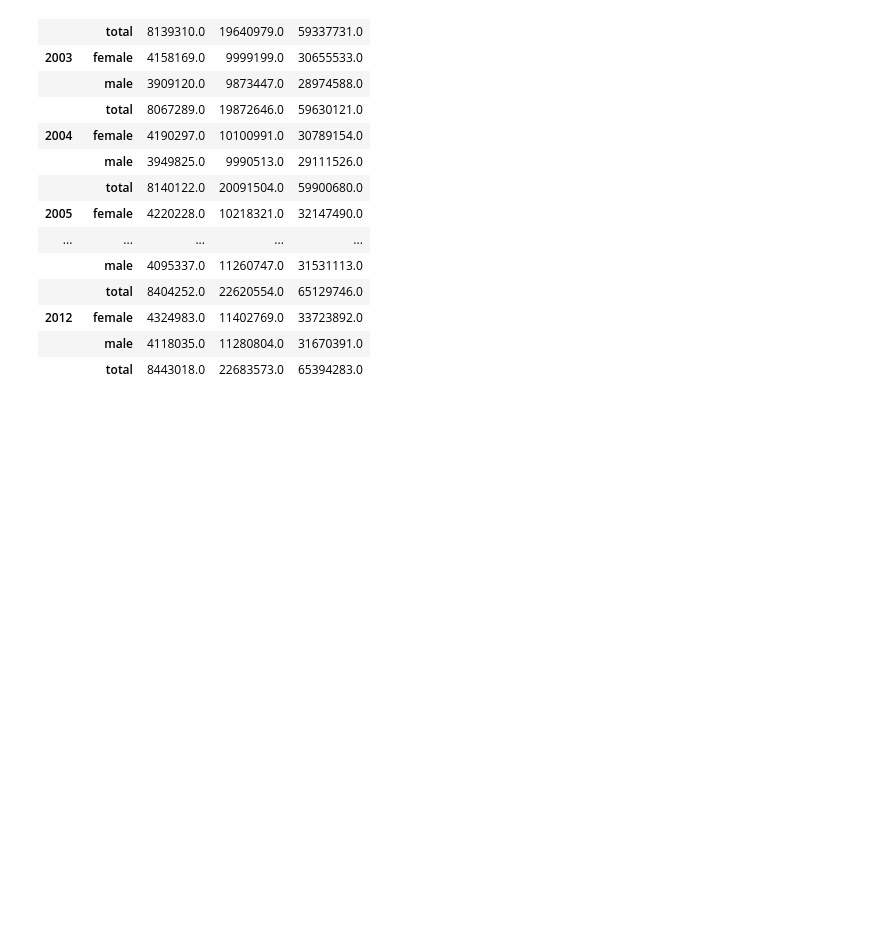
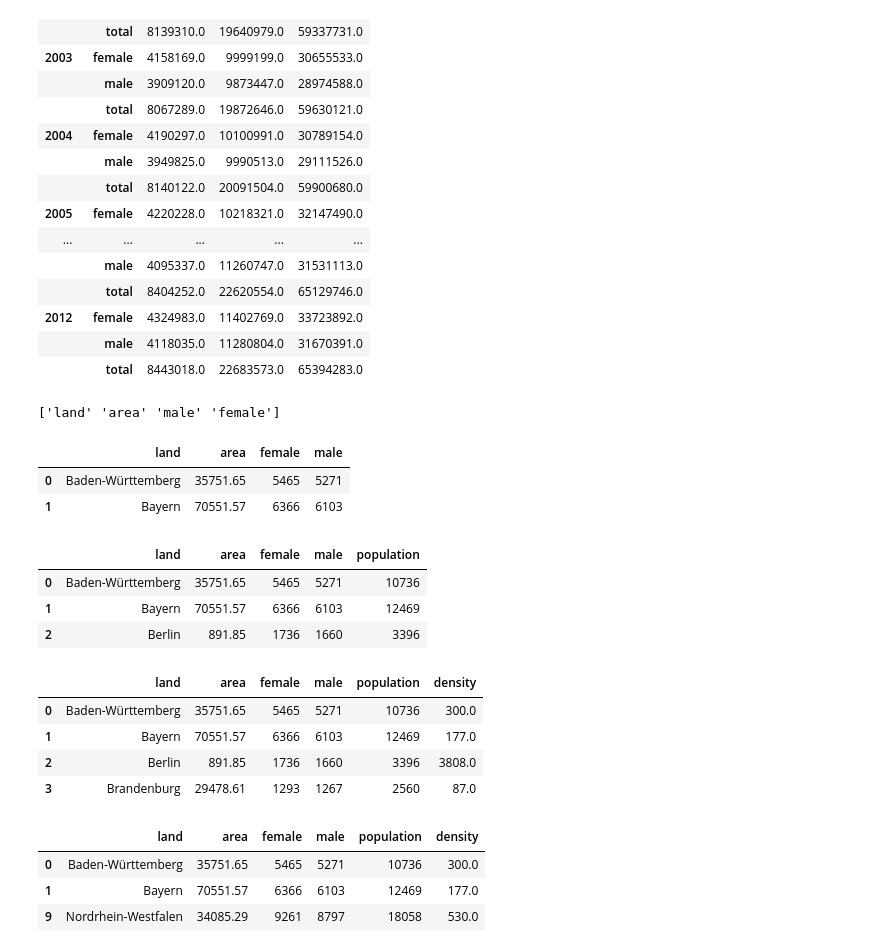
Before and after one commit to harmkenn/Python-Workbooks, a Jupyter notebook: python-course.eu/E_PC28_Write_Pandas.ipynb, the cells around one changed output. Cells and saved outputs as stored; diff of their text form; code cells hidden in the pictures; blank space fills up the shorter version.

```diff
--- a/python-course.eu/E_PC28_Write_Pandas.ipynb
+++ b/python-course.eu/E_PC28_Write_Pandas.ipynb
@@ -169,3 +169,44 @@ df[["Austria", "Australia", "France"]]
 |  | total | 8443018.0 | 22683573.0 | 65394283.0 |
 # %%
 df.to_csv("./data1/countries_total_population.csv")
+# %%
+lands = pd.read_csv('./data1/bundeslaender.txt', sep=" ")
+print(lands.columns.values)
+# %% [output]
+['land' 'area' 'male' 'female']
+# %%
+lands = lands.reindex(columns=['land', 'area', 'female', 'male'])
+lands[:2]
+# %% [output]
+|  | land | area | female | male |
+| 0 | Baden-Württemberg | 35751.65 | 5465 | 5271 |
+| 1 | Bayern | 70551.57 | 6366 | 6103 |
+# %%
+lands.insert(loc=len(lands.columns),
+             column='population',
+             value=lands['female'] + lands['male'])
+lands[:3]
+# %% [output]
+|  | land | area | female | male | population |
+| 0 | Baden-Württemberg | 35751.65 | 5465 | 5271 | 10736 |
+| 1 | Bayern | 70551.57 | 6366 | 6103 | 12469 |
+| 2 | Berlin | 891.85 | 1736 | 1660 | 3396 |
+# %%
+lands.insert(loc=len(lands.columns),
+             column='density',
+             value=(lands['population'] * 1000 / lands['area']).round(0))
+
+lands[:4]
+# %% [output]
+|  | land | area | female | male | population | density |
+| 0 | Baden-Württemberg | 35751.65 | 5465 | 5271 | 10736 | 300.0 |
+| 1 | Bayern | 70551.57 | 6366 | 6103 | 12469 | 177.0 |
+| 2 | Berlin | 891.85 | 1736 | 1660 | 3396 | 3808.0 |
+| 3 | Brandenburg | 29478.61 | 1293 | 1267 | 2560 | 87.0 |
+# %%
+lands.loc[(lands.area>30000) & (lands.population>10000)]
+# %% [output]
+|  | land | area | female | male | population | density |
+| 0 | Baden-Württemberg | 35751.65 | 5465 | 5271 | 10736 | 300.0 |
+| 1 | Bayern | 70551.57 | 6366 | 6103 | 12469 | 177.0 |
+| 9 | Nordrhein-Westfalen | 34085.29 | 9261 | 8797 | 18058 | 530.0 |
```
Also changed, not shown: parts of 4 cells of this notebook, 3 other files.
